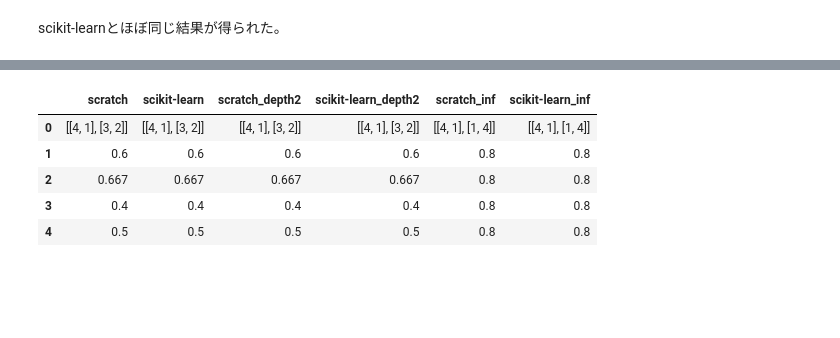
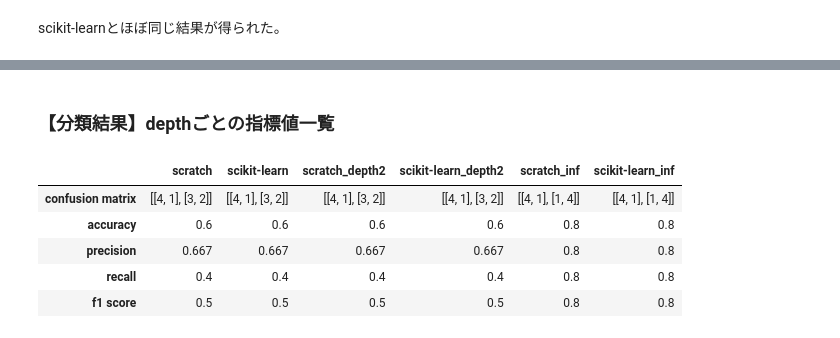
Before and after one commit to KotaOkamoto/diveintocode-ml, a Jupyter notebook: 2007_aug/2007_sprint_6_scratch_decision_tree.ipynb, the cells around one changed output, grey strips where cells are left out. Cells and saved outputs as stored; diff of their text form; code cells hidden in the pictures; blank space fills up the shorter version.

```diff
--- a/2007_aug/2007_sprint_6_scratch_decision_tree.ipynb
+++ b/2007_aug/2007_sprint_6_scratch_decision_tree.ipynb
@@ -1383,13 +1383,15 @@ accuracy =  0.8
 precision =  0.8
 recall =  0.8
 f1 score =  0.8000000000000002
+# %% [markdown]
+### 【分類結果】depthごとの指標値一覧
 # %%
-result = pd.DataFrame(outlist)
+result = pd.DataFrame(outlist, index=["confusion matrix", "accuracy", "precision", "recall", "f1 score"])
 result
 # %% [output]
 |  | scratch | scikit-learn | scratch_depth2 | scikit-learn_depth2 | scratch_inf | scikit-learn_inf |
-| 0 | [[4, 1], [3, 2]] | [[4, 1], [3, 2]] | [[4, 1], [3, 2]] | [[4, 1], [3, 2]] | [[4, 1], [1, 4]] | [[4, 1], [1, 4]] |
-| 1 | 0.6 | 0.6 | 0.6 | 0.6 | 0.8 | 0.8 |
-| 2 | 0.667 | 0.667 | 0.667 | 0.667 | 0.8 | 0.8 |
-| 3 | 0.4 | 0.4 | 0.4 | 0.4 | 0.8 | 0.8 |
-| 4 | 0.5 | 0.5 | 0.5 | 0.5 | 0.8 | 0.8 |
+| confusion matrix | [[4, 1], [3, 2]] | [[4, 1], [3, 2]] | [[4, 1], [3, 2]] | [[4, 1], [3, 2]] | [[4, 1], [1, 4]] | [[4, 1], [1, 4]] |
+| accuracy | 0.6 | 0.6 | 0.6 | 0.6 | 0.8 | 0.8 |
+| precision | 0.667 | 0.667 | 0.667 | 0.667 | 0.8 | 0.8 |
+| recall | 0.4 | 0.4 | 0.4 | 0.4 | 0.8 | 0.8 |
+| f1 score | 0.5 | 0.5 | 0.5 | 0.5 | 0.8 | 0.8 |
```
